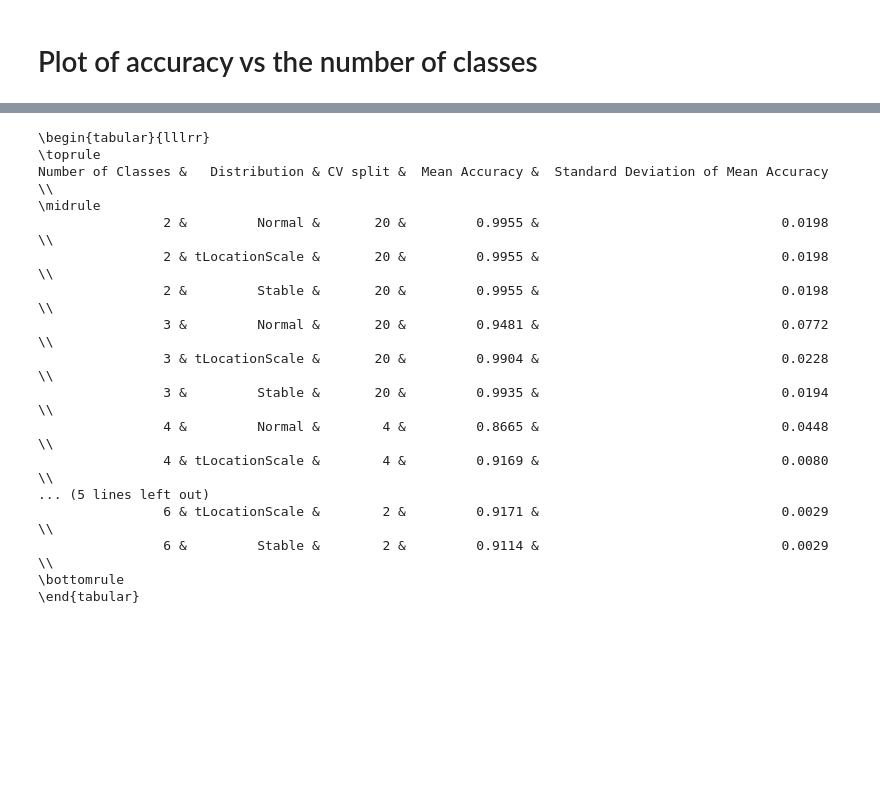
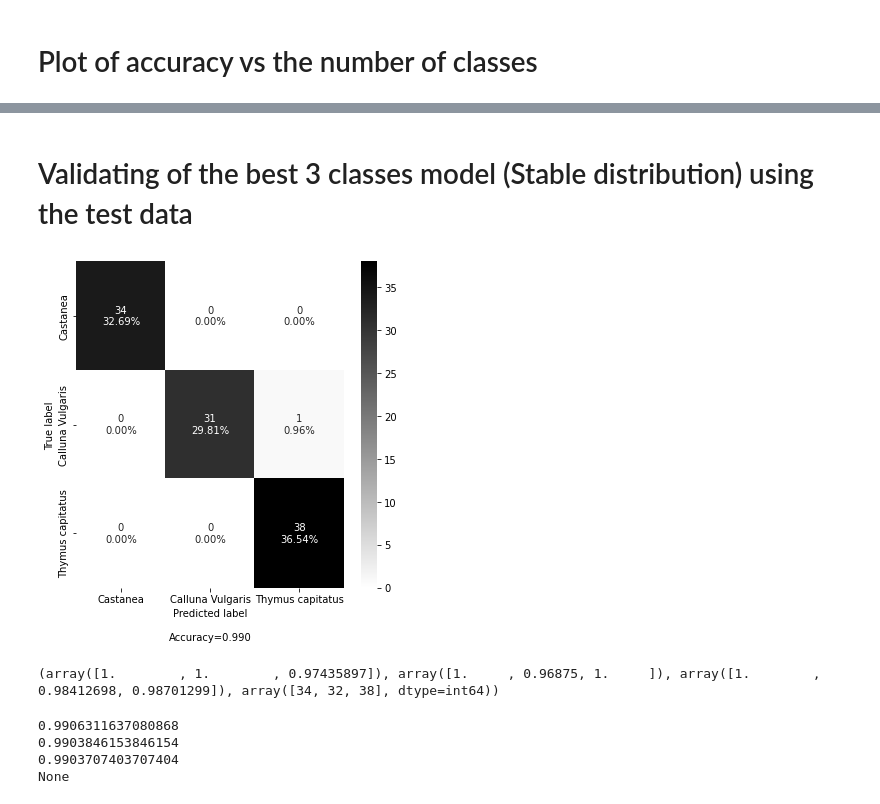
Before and after one commit to papandreas42/MLforHoney, a Jupyter notebook: SVM with Matlab.ipynb, the cells around one changed output, grey strips where cells are left out. Saved outputs shown, nothing was run; the diff lists cells and outputs as text; code cells hidden in the pictures; blank space fills up the shorter version.

```diff
--- a/SVM with Matlab.ipynb
+++ b/SVM with Matlab.ipynb
@@ -794,13 +642,0 @@ options_list = [[2,3,"Normal",2000,20,"db4"],
-# %%
-for a in options_list:
-    options = {"Number of Classes":a[0],\
-               "Levels":a[1],\
-               "Distribution":a[2],\
-               "Number of runs":a[3],\
-               "CV split":a[4],\
-               "Wavelet":a[5]}
-
-    all_results = all_results.append( train("E:\\Backups\\Work&Uni\\University\\ML for food authentication\\Results_fitting\\dist_paramsSelect\\New Images v2 (3 classes of 100)\\" ,\
-                                        "dist_paramsSelect wt=db4 levels=3 dist="+options["Distribution"]+".mat",\
-                                        options),\
-                                  ignore_index=True)
@@ -864,20 +643,2 @@ ax2.get_figure().savefig("std2.png",dpi=500)
-# %%
-print(all_results.to_latex(float_format="%.4f", columns=("Number of Classes","Distribution","CV split","Mean Accuracy","Standard Deviation of Mean Accuracy"), index=False))
-# %% [output]
-\begin{tabular}{lllrr}
-\toprule
-Number of Classes &   Distribution & CV split &  Mean Accuracy &  Standard Deviation of Mean Accuracy \\
-\midrule
-                2 &         Normal &       20 &         0.9955 &                               0.0198 \\
-                2 & tLocationScale &       20 &         0.9955 &                               0.0198 \\
-                2 &         Stable &       20 &         0.9955 &                               0.0198 \\
-                3 &         Normal &       20 &         0.9481 &                               0.0772 \\
-                3 & tLocationScale &       20 &         0.9904 &                               0.0228 \\
-                3 &         Stable &       20 &         0.9935 &                               0.0194 \\
-                4 &         Normal &        4 &         0.8665 &                               0.0448 \\
-                4 & tLocationScale &        4 &         0.9169 &                               0.0080 \\
-... (5 lines left out)
-                6 & tLocationScale &        2 &         0.9171 &                               0.0029 \\
-                6 &         Stable &        2 &         0.9114 &                               0.0029 \\
-\bottomrule
-\end{tabular}
+# %% [markdown]
+# Validating of the best 3 classes model (Stable distribution) using the test data
@@ -883,0 +785,38 @@ Number of Classes &   Distribution & CV split &  Mean Accuracy &  Standard Devia
+# %%
+from sklearn.metrics import confusion_matrix
+
+test_data=datasets_dict["Stable"]["test"]
+
+larger_classes, df = get_larger_classes_from_df(test_data, number_of_classes)
+
+A=larger_classes.to_numpy()
+
+X_test=A[:,:-1]
+y_test=A[:,-1]
+
+cf_matrix = confusion_matrix(y_test, model.predict(X_test))
+
+labels = ['True Neg',"False Pos","False Neg","True Pos"]
+categories = ["Castanea", "Calluna Vulgaris", "Thymus capitatus"]
+make_confusion_matrix(cf_matrix,
+                      figsize=(6,6),
+                      group_names=labels,
+                      categories=categories,
+                      cmap="binary")
+# %% [output]
+[figure, added]
+# %%
+from sklearn.metrics import precision_recall_fscore_support
+
+
+print(precision_recall_fscore_support(y_test, model.predict(X_test)))
+# %% [output]
+(array([1.        , 1.        , 0.97435897]), array([1.     , 0.96875, 1.     ]), array([1.        , 0.98412698, 0.98701299]), array([34, 32, 38], dtype=int64))
+# %%
+for a in precision_recall_fscore_support(y_test, model.predict(X_test), average="weighted"):
+    print(a)
+# %% [output]
+0.9906311637080868
+0.9903846153846154
+0.9903707403707404
+None
```
Also changed, not shown: parts of 42 cells of this notebook.
